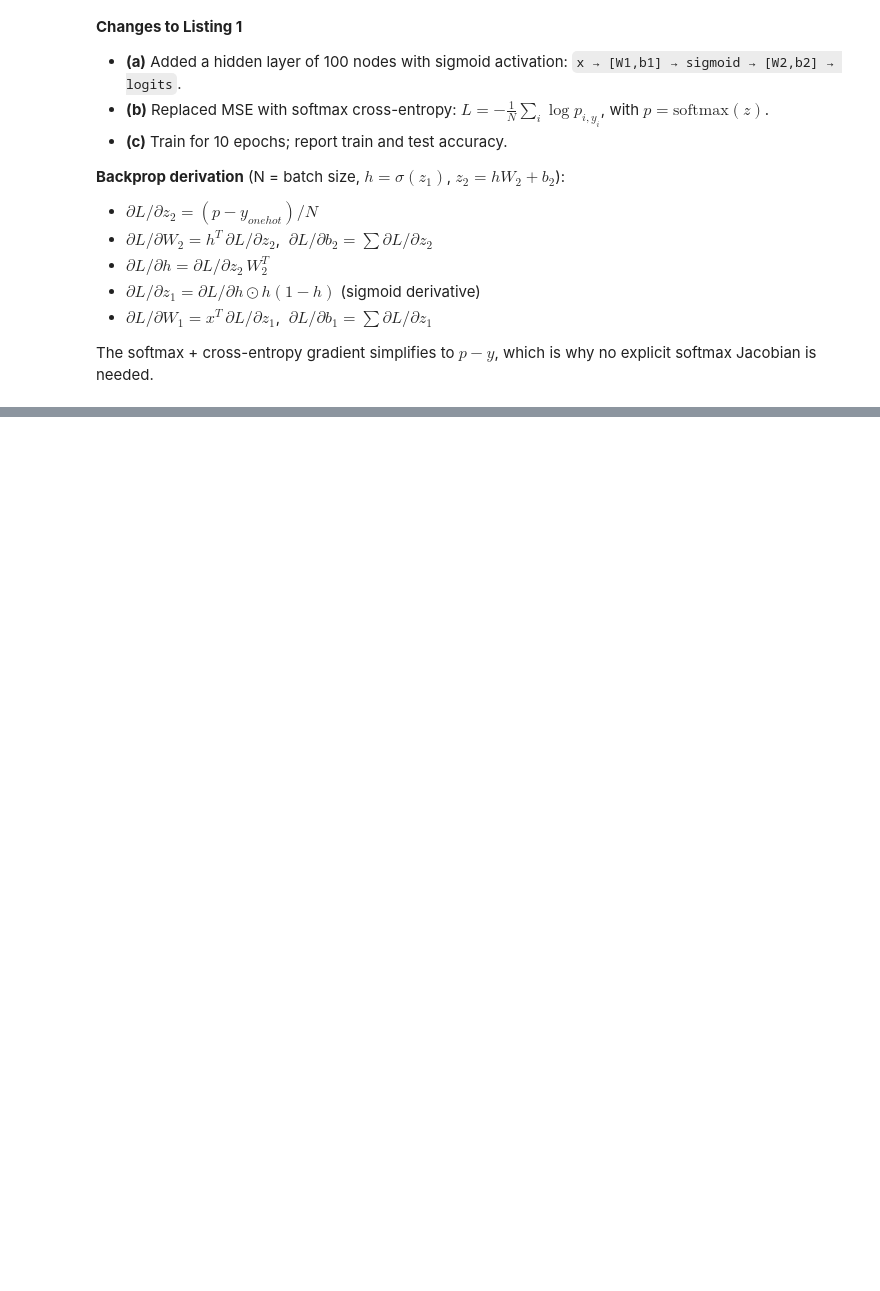
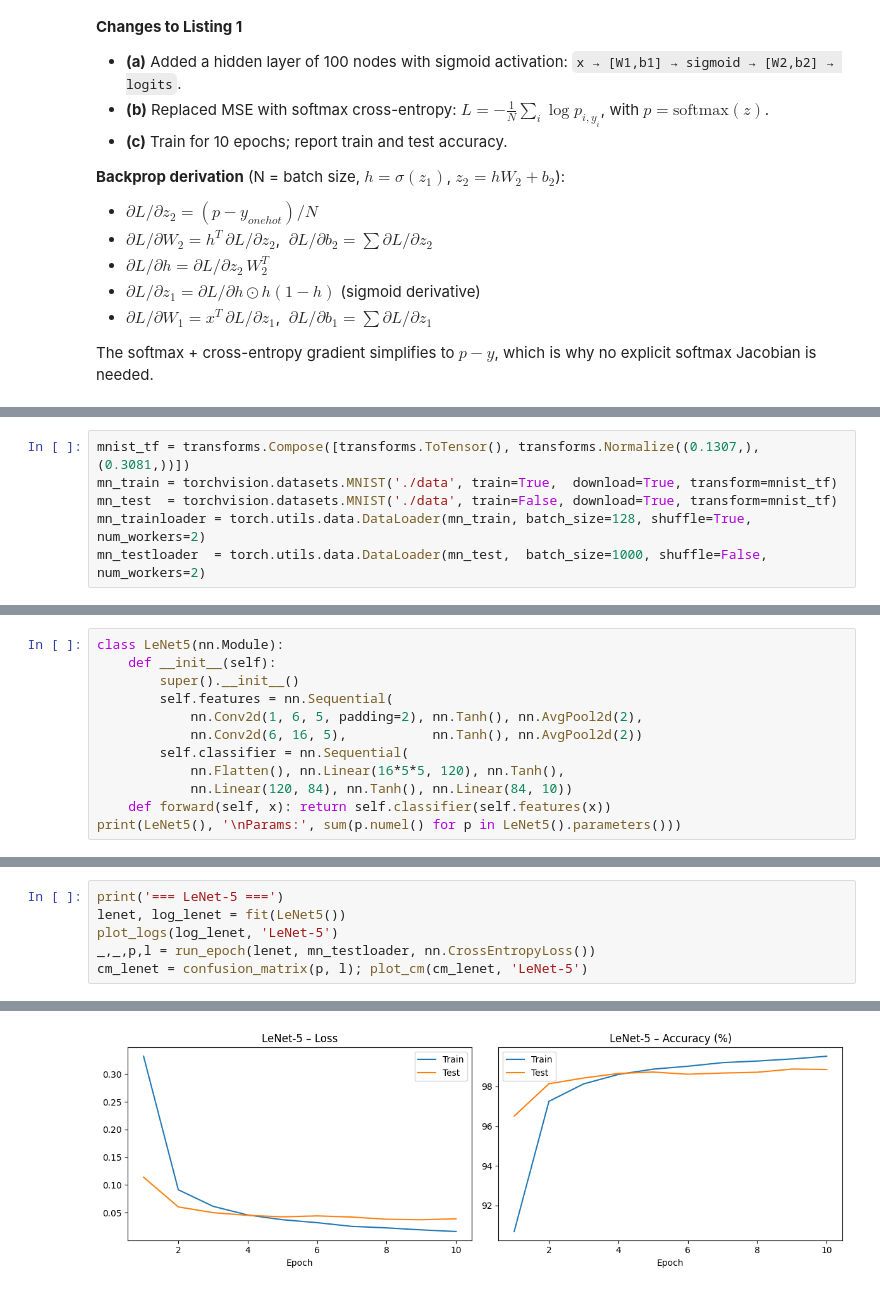
Before and after one commit to ransara3/EN3160-Assignment-3-Neural-Networks-, a Jupyter notebook: EN3160_Assignment3.ipynb, the cells around one changed output, grey strips where cells are left out. Saved outputs shown, nothing was run; the diff lists cells and outputs as text; blank space fills up the shorter version.

```diff
--- a/EN3160_Assignment3.ipynb
+++ b/EN3160_Assignment3.ipynb
@@ -186,0 +203,6 @@ Test accuracy: 44.73%
+# %%
+mnist_tf = transforms.Compose([transforms.ToTensor(), transforms.Normalize((0.1307,), (0.3081,))])
+mn_train = torchvision.datasets.MNIST('./data', train=True,  download=True, transform=mnist_tf)
+mn_test  = torchvision.datasets.MNIST('./data', train=False, download=True, transform=mnist_tf)
+mn_trainloader = torch.utils.data.DataLoader(mn_train, batch_size=128, shuffle=True,  num_workers=2)
+mn_testloader  = torch.utils.data.DataLoader(mn_test,  batch_size=1000, shuffle=False, num_workers=2)
@@ -186,0 +213,12 @@ Test accuracy: 44.73%
+# %%
+class LeNet5(nn.Module):
+    def __init__(self):
+        super().__init__()
+        self.features = nn.Sequential(
+            nn.Conv2d(1, 6, 5, padding=2), nn.Tanh(), nn.AvgPool2d(2),
+            nn.Conv2d(6, 16, 5),           nn.Tanh(), nn.AvgPool2d(2))
+        self.classifier = nn.Sequential(
+            nn.Flatten(), nn.Linear(16*5*5, 120), nn.Tanh(),
+            nn.Linear(120, 84), nn.Tanh(), nn.Linear(84, 10))
+    def forward(self, x): return self.classifier(self.features(x))
+print(LeNet5(), '\nParams:', sum(p.numel() for p in LeNet5().parameters()))
@@ -186,0 +324,7 @@ Test accuracy: 44.73%
+# %%
+print('=== LeNet-5 ===')
+lenet, log_lenet = fit(LeNet5())
+plot_logs(log_lenet, 'LeNet-5')
+_,_,p,l = run_epoch(lenet, mn_testloader, nn.CrossEntropyLoss())
+cm_lenet = confusion_matrix(p, l); plot_cm(cm_lenet, 'LeNet-5')
+# %% [output]
@@ -186,0 +342 @@ Test accuracy: 44.73%
+[figure, added]
```
Also changed, not shown: parts of 16 cells of this notebook.
